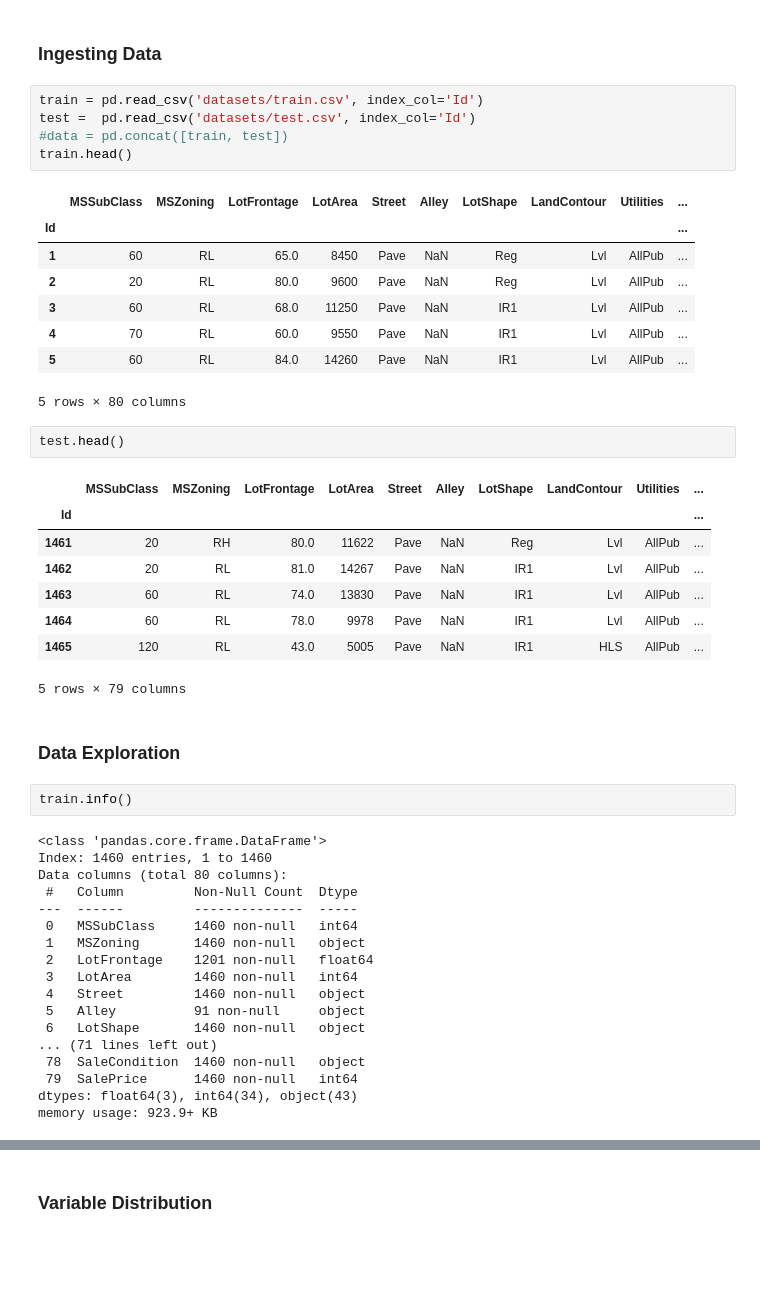
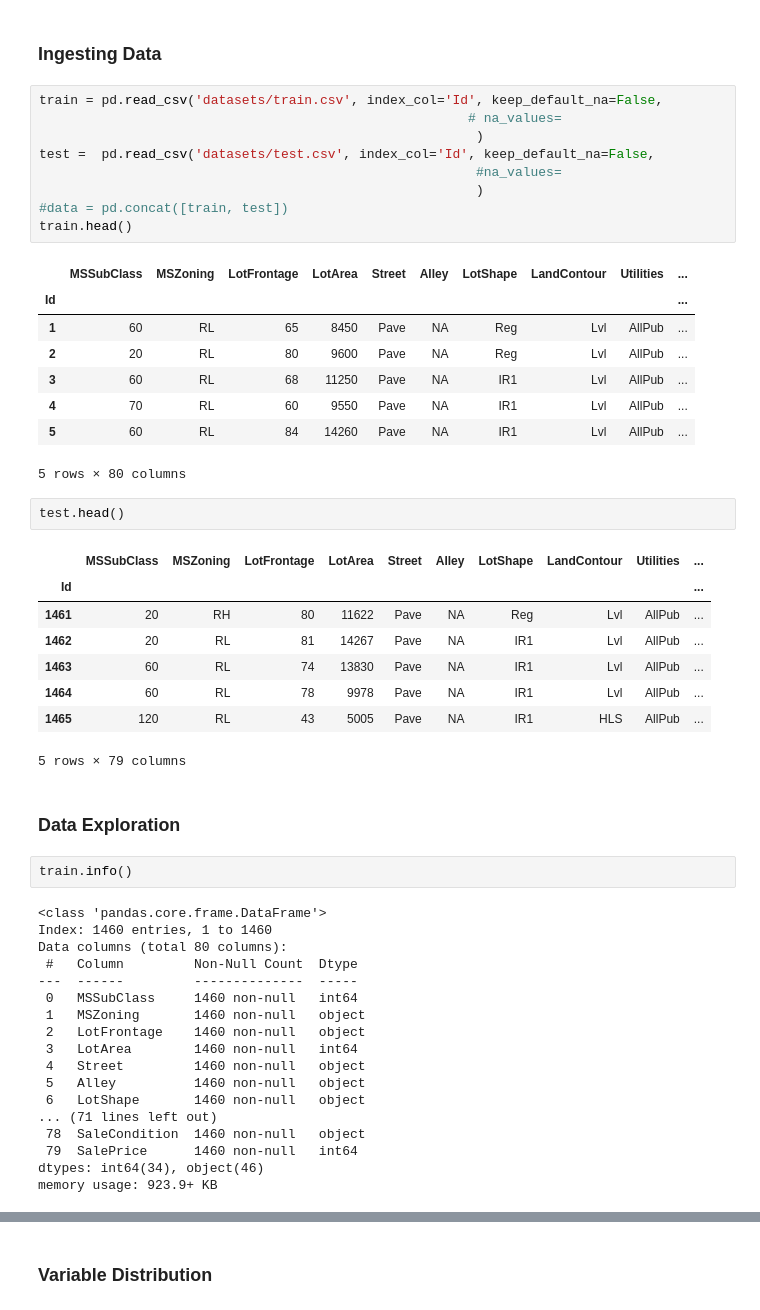
Before and after one commit to McArthurAdal/House-Price-Prediction-Kaggle, a Jupyter notebook: analysis.ipynb, the cells around one changed output, grey strips where cells are left out. Saved outputs shown, nothing was run; the diff lists cells and outputs as text; blank space fills up the shorter version.

```diff
--- a/analysis.ipynb
+++ b/analysis.ipynb
@@ -9,29 +9,33 @@ import missingno as msno
 # %% [markdown]
 ### Ingesting Data
 # %%
-train = pd.read_csv('datasets/train.csv', index_col='Id')
-test =  pd.read_csv('datasets/test.csv', index_col='Id')
+train = pd.read_csv('datasets/train.csv', index_col='Id', keep_default_na=False,
+                                                       # na_values=
+                                                        )
+test =  pd.read_csv('datasets/test.csv', index_col='Id', keep_default_na=False,
+                                                        #na_values=
+                                                        )
 #data = pd.concat([train, test])
 train.head()
 # %% [output]
 |  | MSSubClass | MSZoning | LotFrontage | LotArea | Street | Alley | LotShape | LandContour | Utilities | ... |
 | Id |  |  |  |  |  |  |  |  |  | ... |
-| 1 | 60 | RL | 65.0 | 8450 | Pave | NaN | Reg | Lvl | AllPub | ... |
-| 2 | 20 | RL | 80.0 | 9600 | Pave | NaN | Reg | Lvl | AllPub | ... |
-| 3 | 60 | RL | 68.0 | 11250 | Pave | NaN | IR1 | Lvl | AllPub | ... |
-| 4 | 70 | RL | 60.0 | 9550 | Pave | NaN | IR1 | Lvl | AllPub | ... |
-| 5 | 60 | RL | 84.0 | 14260 | Pave | NaN | IR1 | Lvl | AllPub | ... |
+| 1 | 60 | RL | 65 | 8450 | Pave | NA | Reg | Lvl | AllPub | ... |
+| 2 | 20 | RL | 80 | 9600 | Pave | NA | Reg | Lvl | AllPub | ... |
+| 3 | 60 | RL | 68 | 11250 | Pave | NA | IR1 | Lvl | AllPub | ... |
+| 4 | 70 | RL | 60 | 9550 | Pave | NA | IR1 | Lvl | AllPub | ... |
+| 5 | 60 | RL | 84 | 14260 | Pave | NA | IR1 | Lvl | AllPub | ... |
 5 rows × 80 columns
 # %%
 test.head()
 # %% [output]
 |  | MSSubClass | MSZoning | LotFrontage | LotArea | Street | Alley | LotShape | LandContour | Utilities | ... |
 | Id |  |  |  |  |  |  |  |  |  | ... |
-| 1461 | 20 | RH | 80.0 | 11622 | Pave | NaN | Reg | Lvl | AllPub | ... |
-| 1462 | 20 | RL | 81.0 | 14267 | Pave | NaN | IR1 | Lvl | AllPub | ... |
-| 1463 | 60 | RL | 74.0 | 13830 | Pave | NaN | IR1 | Lvl | AllPub | ... |
-| 1464 | 60 | RL | 78.0 | 9978 | Pave | NaN | IR1 | Lvl | AllPub | ... |
-| 1465 | 120 | RL | 43.0 | 5005 | Pave | NaN | IR1 | HLS | AllPub | ... |
+| 1461 | 20 | RH | 80 | 11622 | Pave | NA | Reg | Lvl | AllPub | ... |
+| 1462 | 20 | RL | 81 | 14267 | Pave | NA | IR1 | Lvl | AllPub | ... |
+| 1463 | 60 | RL | 74 | 13830 | Pave | NA | IR1 | Lvl | AllPub | ... |
+| 1464 | 60 | RL | 78 | 9978 | Pave | NA | IR1 | Lvl | AllPub | ... |
+| 1465 | 120 | RL | 43 | 5005 | Pave | NA | IR1 | HLS | AllPub | ... |
 5 rows × 79 columns
 # %% [markdown]
 ### Data Exploration
@@ -45,15 +49,15 @@ Data columns (total 80 columns):
 ---  ------         --------------  -----
  0   MSSubClass     1460 non-null   int64
  1   MSZoning       1460 non-null   object
- 2   LotFrontage    1201 non-null   float64
+ 2   LotFrontage    1460 non-null   object
  3   LotArea        1460 non-null   int64
  4   Street         1460 non-null   object
- 5   Alley          91 non-null     object
+ 5   Alley          1460 non-null   object
  6   LotShape       1460 non-null   object
 ... (71 lines left out)
  78  SaleCondition  1460 non-null   object
  79  SalePrice      1460 non-null   int64
-dtypes: float64(3), int64(34), object(43)
+dtypes: int64(34), object(46)
 memory usage: 923.9+ KB
 # %%
 train.describe()
```
Also changed, not shown: parts of 27 cells of this notebook, 2 other files.
